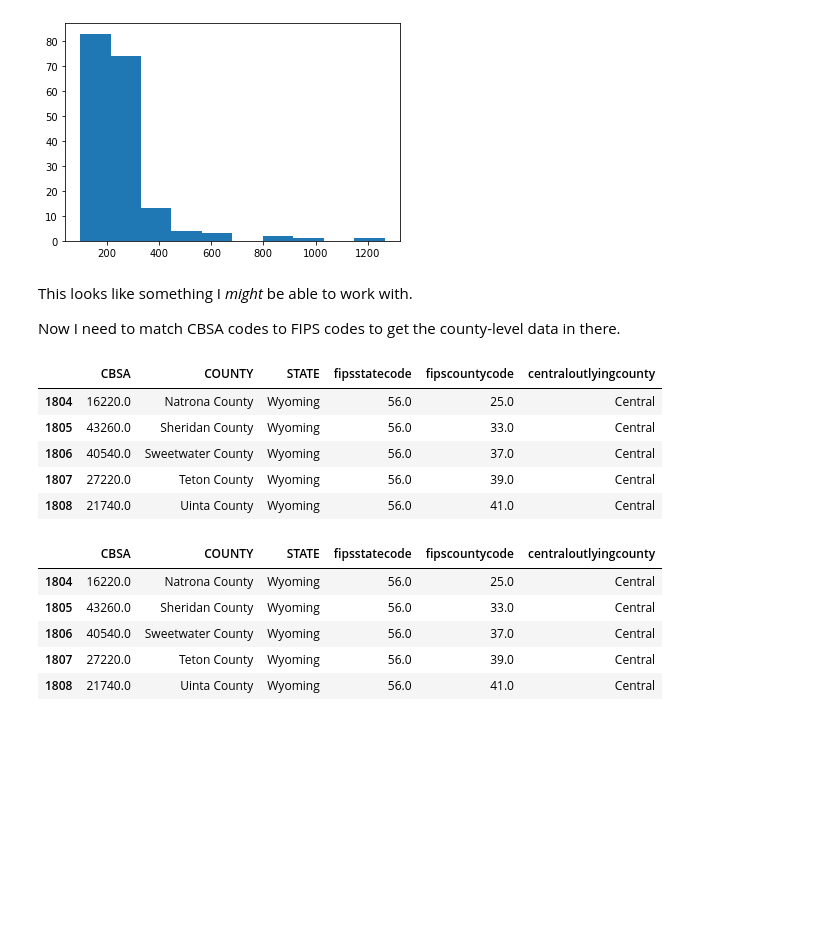
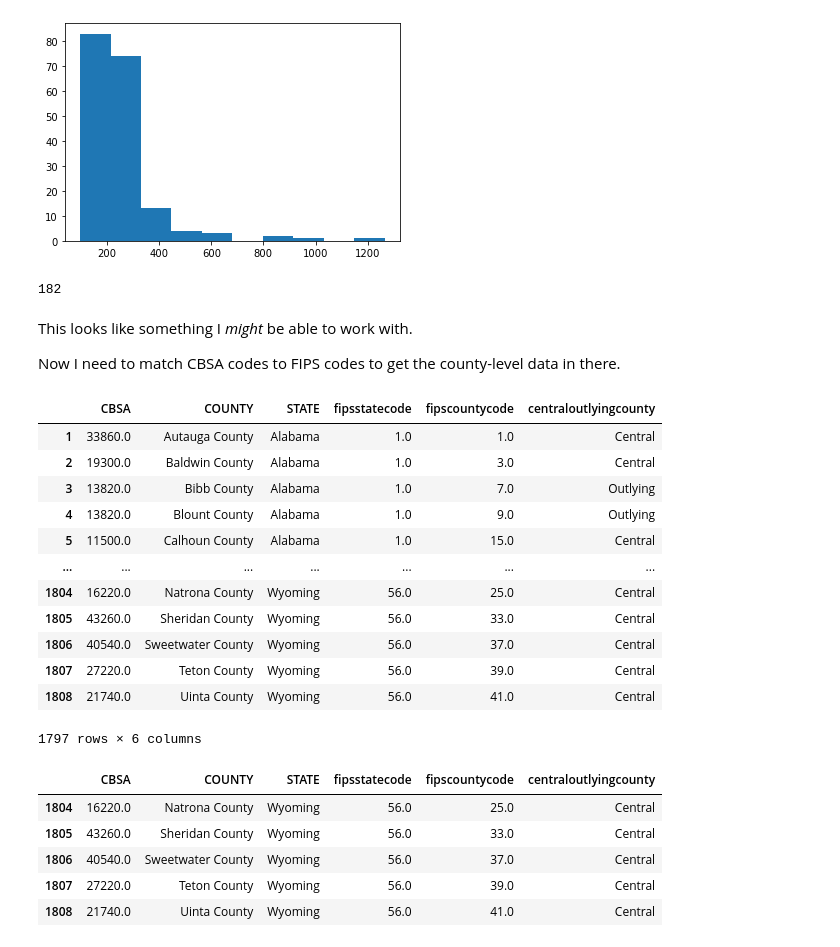
Before and after one commit to pjn51/beauty-and-value, a Jupyter notebook: metis_project_2.ipynb, the cells around one changed output. Saved outputs shown, nothing was run; the diff lists cells and outputs as text; code cells hidden in the pictures; blank space fills up the shorter version.

```diff
--- a/metis_project_2.ipynb
+++ b/metis_project_2.ipynb
@@ -484,5 +504,9 @@ plt.hist(msa_housing['SALEPRICE']);
 # %% [output]
 [figure]
+# %%
+len(msa_housing)
+# %% [output]
+182
 # %% [markdown]
 This looks like something I *might* be able to work with.
 
@@ -490,28 +514,35 @@ Now I need to match CBSA codes to FIPS codes to get the county-level data in the
 # %%
 # importing, cleaning up CBSA_FIPS
 CBSA_FIPS = pd.read_csv('https://data.nber.org/cbsa-csa-fips-county-crosswalk/cbsa2fipsxw.csv')
 
 CBSA_FIPS.drop(columns=['metrodivisioncode', 'cbsatitle','metropolitanmicropolitanstatis','metropolitandivisiontitle','csatitle', 'csacode'], inplace=True)
 
 CBSA_FIPS.rename(columns={'cbsacode':'CBSA', 'countycountyequivalent':'COUNTY', 'statename':'STATE'},inplace=True)
 
 # removing some regions we don't want
 CBSA_FIPS = CBSA_FIPS[CBSA_FIPS['STATE'] != 'Puerto Rico']
 CBSA_FIPS = CBSA_FIPS[CBSA_FIPS['STATE'] != 'District of Columbia']
 CBSA_FIPS = CBSA_FIPS[CBSA_FIPS['STATE'] != 'Alaska']
 CBSA_FIPS = CBSA_FIPS[CBSA_FIPS['STATE'] != 'Hawaii']
 
 CBSA_FIPS.dropna()
 
 #CBSA_FIPS.statename.value_counts()
-CBSA_FIPS.tail()
+#CBSA_FIPS.tail()
 # %% [output]
 |  | CBSA | COUNTY | STATE | fipsstatecode | fipscountycode | centraloutlyingcounty |
+| 1 | 33860.0 | Autauga County | Alabama | 1.0 | 1.0 | Central |
+| 2 | 19300.0 | Baldwin County | Alabama | 1.0 | 3.0 | Central |
+| 3 | 13820.0 | Bibb County | Alabama | 1.0 | 7.0 | Outlying |
+| 4 | 13820.0 | Blount County | Alabama | 1.0 | 9.0 | Outlying |
+| 5 | 11500.0 | Calhoun County | Alabama | 1.0 | 15.0 | Central |
+| ... | ... | ... | ... | ... | ... | ... |
 | 1804 | 16220.0 | Natrona County | Wyoming | 56.0 | 25.0 | Central |
 | 1805 | 43260.0 | Sheridan County | Wyoming | 56.0 | 33.0 | Central |
 | 1806 | 40540.0 | Sweetwater County | Wyoming | 56.0 | 37.0 | Central |
 | 1807 | 27220.0 | Teton County | Wyoming | 56.0 | 39.0 | Central |
 | 1808 | 21740.0 | Uinta County | Wyoming | 56.0 | 41.0 | Central |
+1797 rows × 6 columns
 # %%
 CBSA_FIPS = CBSA_FIPS[CBSA_FIPS['fipsstatecode'].notna()]
 
```
Also changed, not shown: parts of 90 cells of this notebook, 8 other files.
